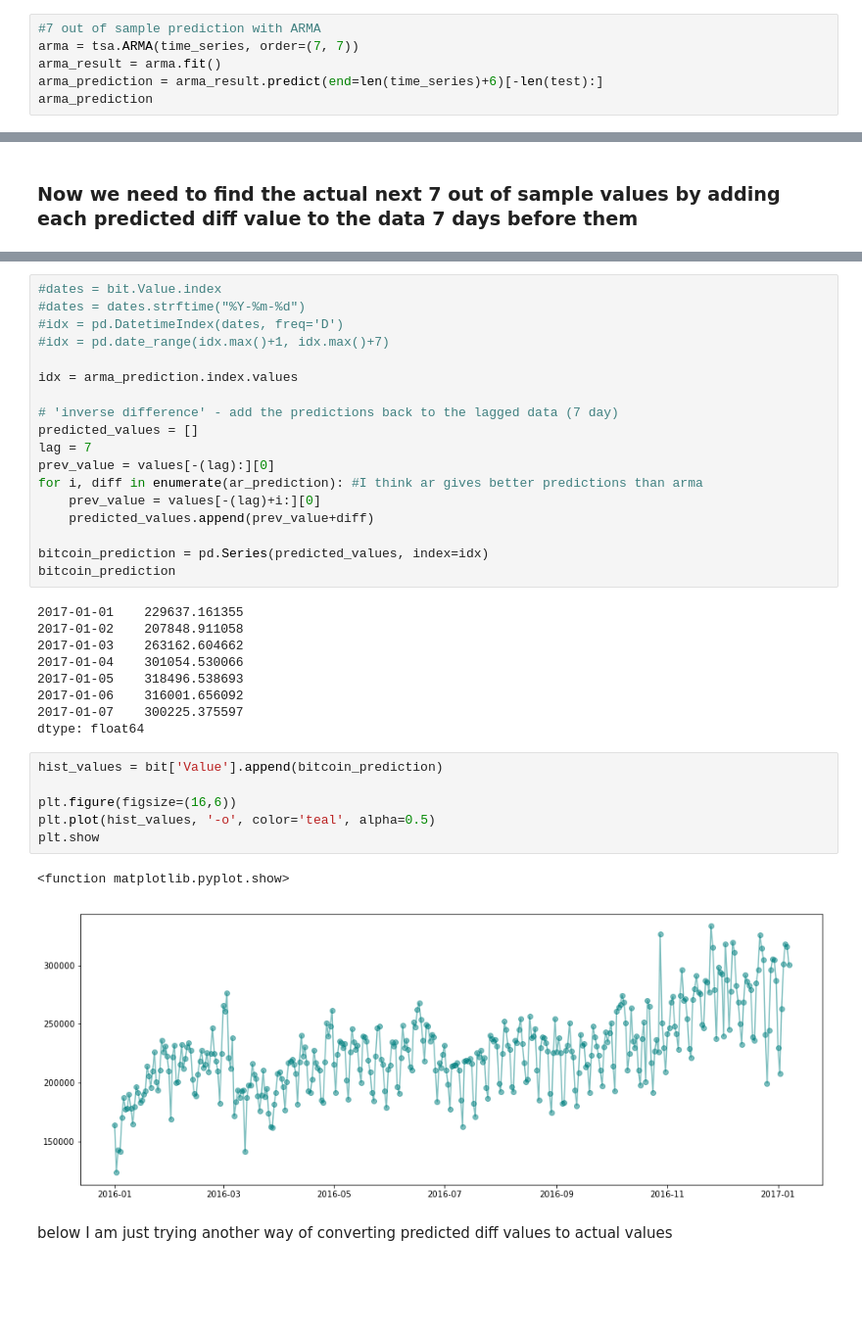
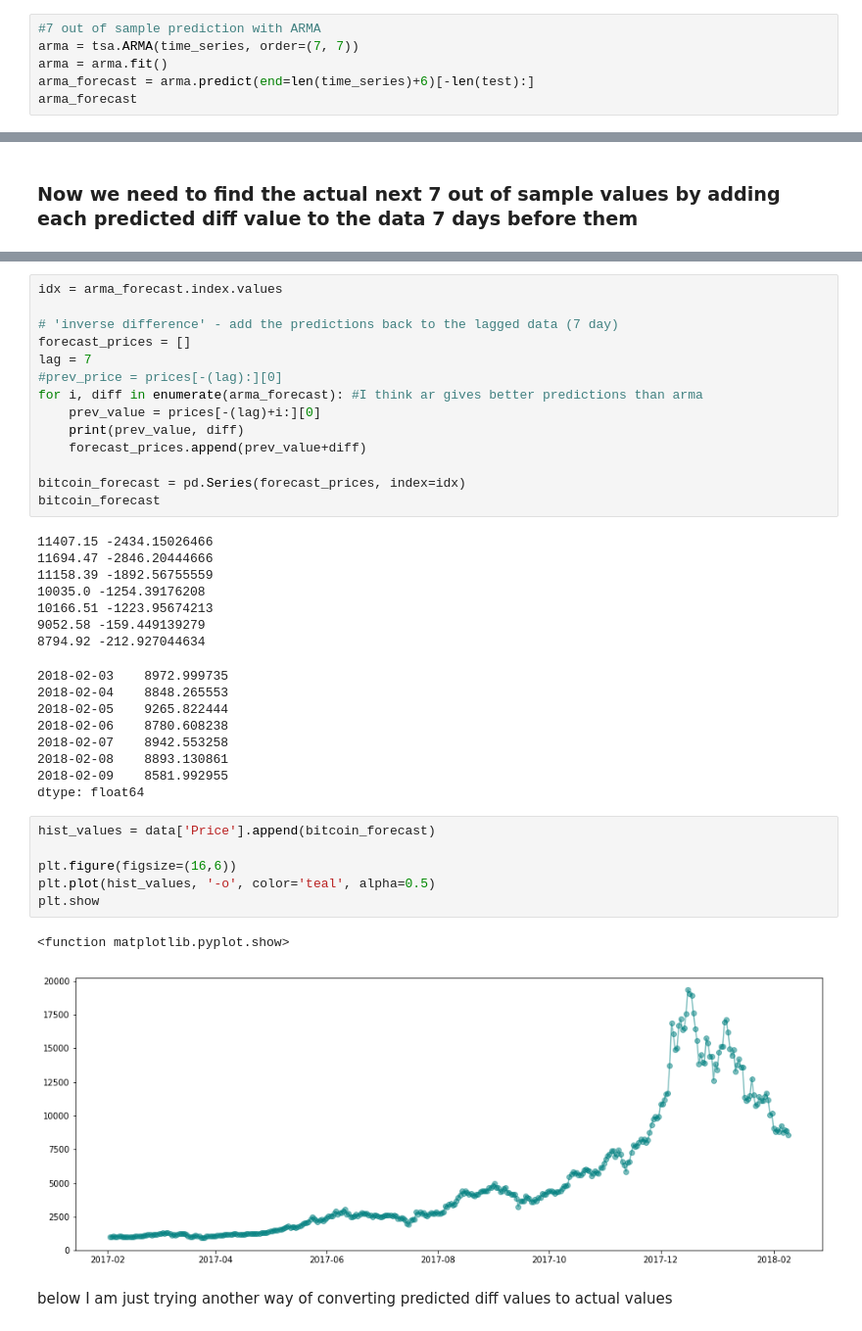
Before and after one commit to jessgess/Time_Series_Analysis_ARIMA, a Jupyter notebook: time_series.ipynb, the cells around one changed output, grey strips where cells are left out. Shown at 98% size. Saved outputs shown, nothing was run; the diff lists cells and outputs as text; blank space fills up the shorter version.

```diff
--- a/time_series.ipynb
+++ b/time_series.ipynb
@@ -201,7 +200,7 @@ Freq: D, dtype: float64
 # %%
 #7 out of sample prediction with ARMA
 arma = tsa.ARMA(time_series, order=(7, 7))
-arma_result = arma.fit()
-arma_prediction = arma_result.predict(end=len(time_series)+6)[-len(test):]
-arma_prediction
+arma = arma.fit()
+arma_forecast = arma.predict(end=len(time_series)+6)[-len(test):]
+arma_forecast
 # %% [output]
@@ -250,39 +248,42 @@ Name: Value, dtype: float64
 # %%
-#dates = bit.Value.index
-#dates = dates.strftime("%Y-%m-%d")
-#idx = pd.DatetimeIndex(dates, freq='D')
-#idx = pd.date_range(idx.max()+1, idx.max()+7)
-
-idx = arma_prediction.index.values
+idx = arma_forecast.index.values
 
 # 'inverse difference' - add the predictions back to the lagged data (7 day)
-predicted_values = []
+forecast_prices = []
 lag = 7
-prev_value = values[-(lag):][0]
-for i, diff in enumerate(ar_prediction): #I think ar gives better predictions than arma
-    prev_value = values[-(lag)+i:][0]
-    predicted_values.append(prev_value+diff)
+#prev_price = prices[-(lag):][0]
+for i, diff in enumerate(arma_forecast): #I think ar gives better predictions than arma
+    prev_value = prices[-(lag)+i:][0]
+    print(prev_value, diff)
+    forecast_prices.append(prev_value+diff)
 
-bitcoin_prediction = pd.Series(predicted_values, index=idx)
-bitcoin_prediction
+bitcoin_forecast = pd.Series(forecast_prices, index=idx)
+bitcoin_forecast
 # %% [output]
-2017-01-01    229637.161355
-2017-01-02    207848.911058
-2017-01-03    263162.604662
-2017-01-04    301054.530066
-2017-01-05    318496.538693
-2017-01-06    316001.656092
-2017-01-07    300225.375597
-dtype: float64
+11407.15 -2434.15026466
+11694.47 -2846.20444666
+11158.39 -1892.56755559
+10035.0 -1254.39176208
+10166.51 -1223.95674213
+9052.58 -159.449139279
+8794.92 -212.927044634
+2018-02-03    8972.999735
+2018-02-04    8848.265553
+2018-02-05    9265.822444
+2018-02-06    8780.608238
+2018-02-07    8942.553258
+2018-02-08    8893.130861
+2018-02-09    8581.992955
+dtype: float64
 # %%
-hist_values = bit['Value'].append(bitcoin_prediction)
+hist_values = data['Price'].append(bitcoin_forecast)
 
 plt.figure(figsize=(16,6))
 plt.plot(hist_values, '-o', color='teal', alpha=0.5)
 plt.show
 # %% [output]
 <function matplotlib.pyplot.show>
-[figure, old version]
+[figure, new version]
 # %% [markdown]
 below I am just trying another way of converting predicted diff values to actual values
 # %%
```
Also changed, not shown: parts of 10 cells of this notebook, 1 other file.
